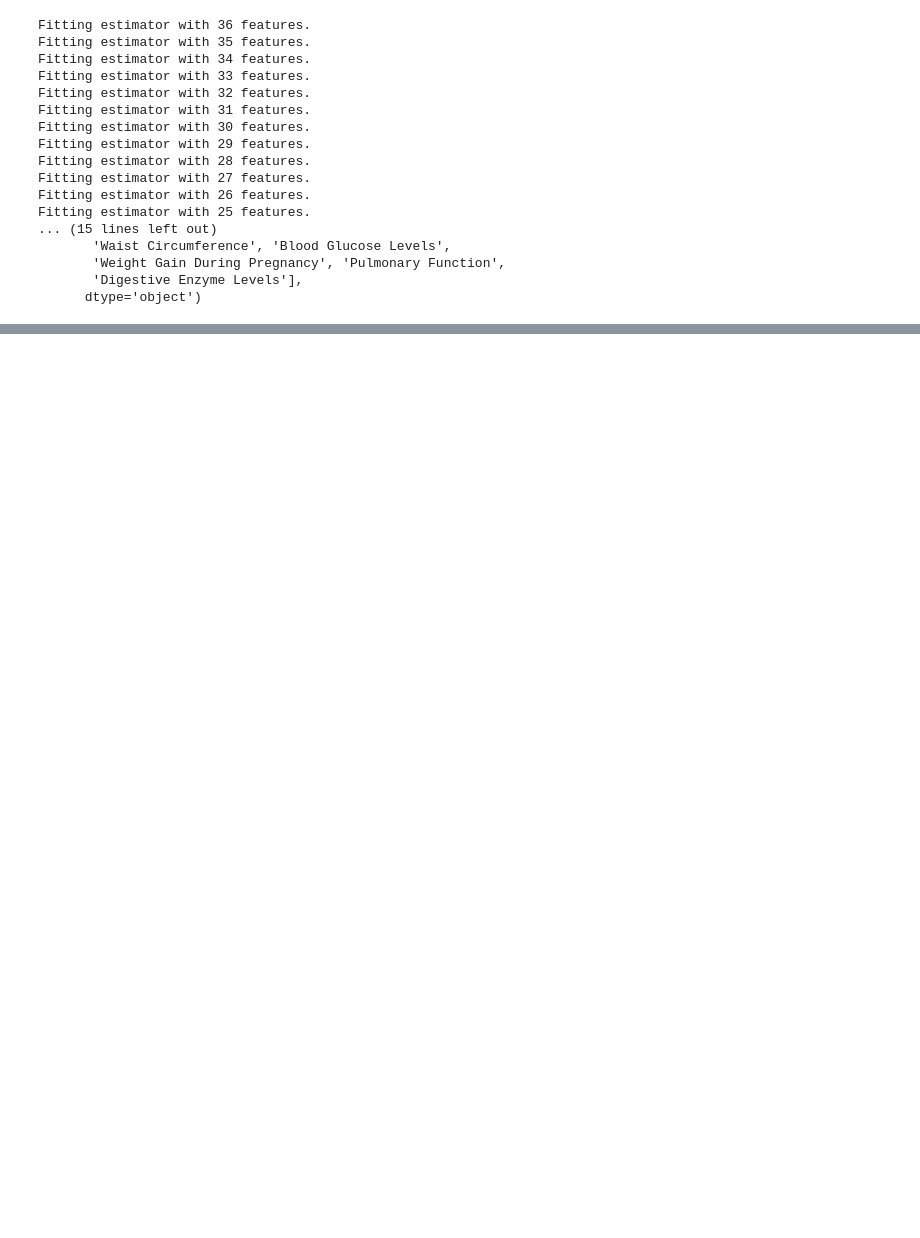
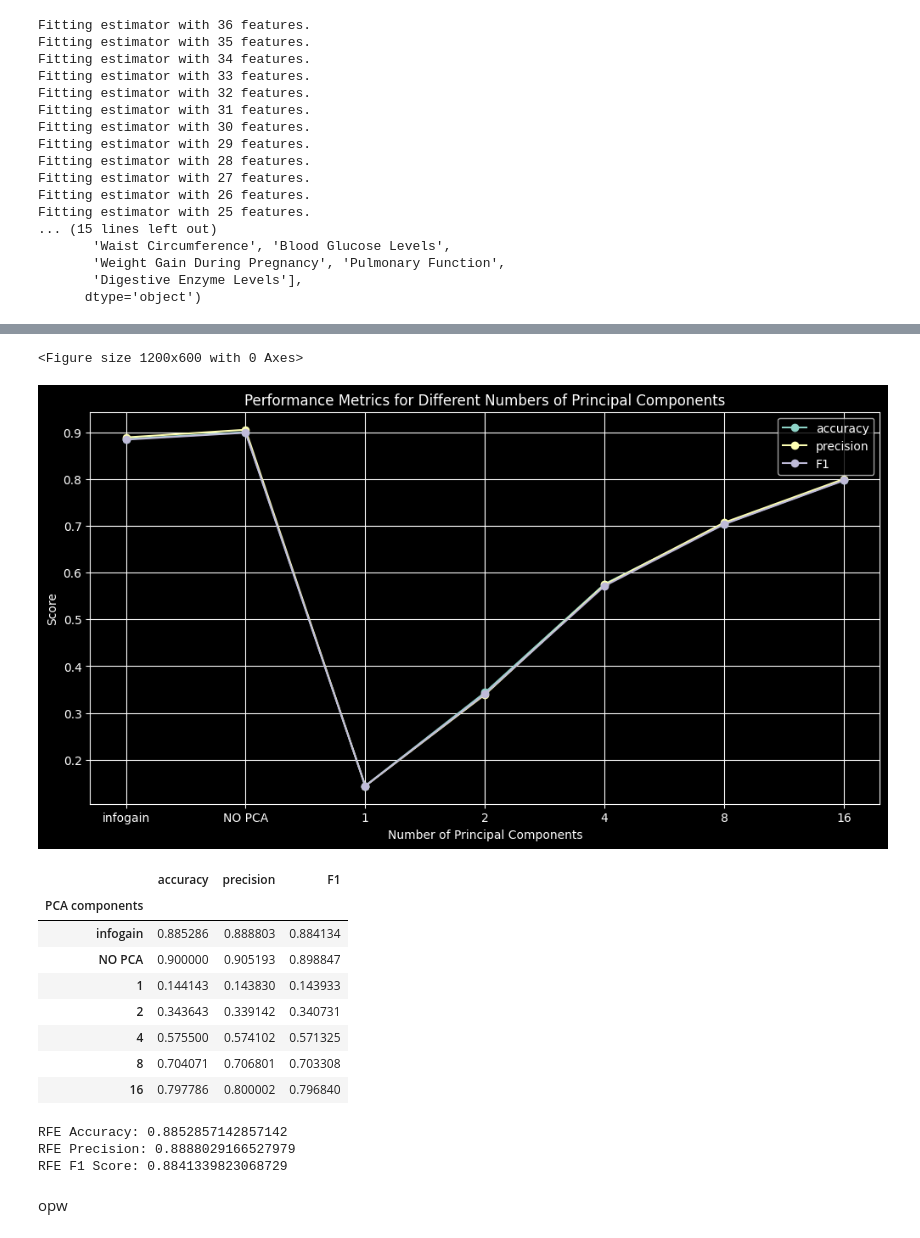
Before and after one commit to yazan6546/Diabetes-Dataset-Analysis, a Jupyter notebook: main.ipynb, the cells around one changed output, grey strips where cells are left out. Cells and saved outputs as stored; diff of their text form; code cells hidden in the pictures; blank space fills up the shorter version.

Commit message:
Finished graphign Rd

```diff
--- a/main.ipynb
+++ b/main.ipynb
@@ -590,0 +582,24 @@ X_test_pca = pca.transform(X_test)
+# %%
+# Step 2: Perform feature selection on the training data
+# Compute mutual information
+
+# Initialize the Random Forest classifier
+rf = RandomForestClassifier(random_state=42, n_jobs=-1)
+
+
+mi_scores = mutual_info_classif(X_train, y_train)
+
+
+# Select top k features
+k = 10 # Number of features to select
+selector = SelectKBest(mutual_info_classif, k=k)
+selector.fit(X_train, y_train)
+
+# Get selected feature indices
+selected_indices = selector.get_support(indices=True)
+selected_features = X_train.columns[selected_indices]
+print("Selected Features:", selected_features)
+
+# Step 3: Transform both training and testing data
+X_train_selected = selector.transform(X_train)
+X_test_selected = selector.transform(X_test)
@@ -590,0 +707,54 @@ X_test_pca = pca.transform(X_test)
+# %%
+# Plot the results
+plt.figure(figsize=(12, 6))
+
+metrics.plot(marker='o', figsize=(12, 6));
+
+plt.xlabel('Number of Principal Components')
+plt.ylabel('Score')
+plt.title('Performance Metrics for Different Numbers of Principal Components')
+plt.legend()
+plt.grid(True)
+plt.show();
+
+metrics
+# %% [output]
+<Figure size 1200x600 with 0 Axes>
+[figure, added]
+|  | accuracy | precision | F1 |
+| PCA components |  |  |  |
+| infogain | 0.885286 | 0.888803 | 0.884134 |
+| NO PCA | 0.900000 | 0.905193 | 0.898847 |
+| 1 | 0.144143 | 0.143830 | 0.143933 |
+| 2 | 0.343643 | 0.339142 | 0.340731 |
+| 4 | 0.575500 | 0.574102 | 0.571325 |
+| 8 | 0.704071 | 0.706801 | 0.703308 |
+| 16 | 0.797786 | 0.800002 | 0.796840 |
+# %%
+# Initialize the Random Forest classifier for RFE
+rf_rfe = RandomForestClassifier(random_state=42, n_jobs=-1)
+
+# Select the important features from the training and testing sets
+X_train_rfe = X_train[selected_features]
+X_test_rfe = X_test[selected_features]
+
+# Train the model with RFE-selected features
+rf_rfe.fit(X_train_rfe, y_train)
+
+# Predict on the test set
+y_pred_rfe = rf_rfe.predict(X_test_rfe)
+
+# Calculate metrics
+rfe_accuracy = accuracy_score(y_test, y_pred_rfe)
+rfe_precision = precision_score(y_test, y_pred_rfe, average='weighted')
+rfe_f1 = f1_score(y_test, y_pred_rfe, average='weighted')
+
+print(f"RFE Accuracy: {rfe_accuracy}")
+print(f"RFE Precision: {rfe_precision}")
+print(f"RFE F1 Score: {rfe_f1}")
+# %% [output]
+RFE Accuracy: 0.8852857142857142
+RFE Precision: 0.8888029166527979
+RFE F1 Score: 0.8841339823068729
+# %% [markdown]
+opw
```
Also changed, not shown: parts of 9 cells of this notebook.
